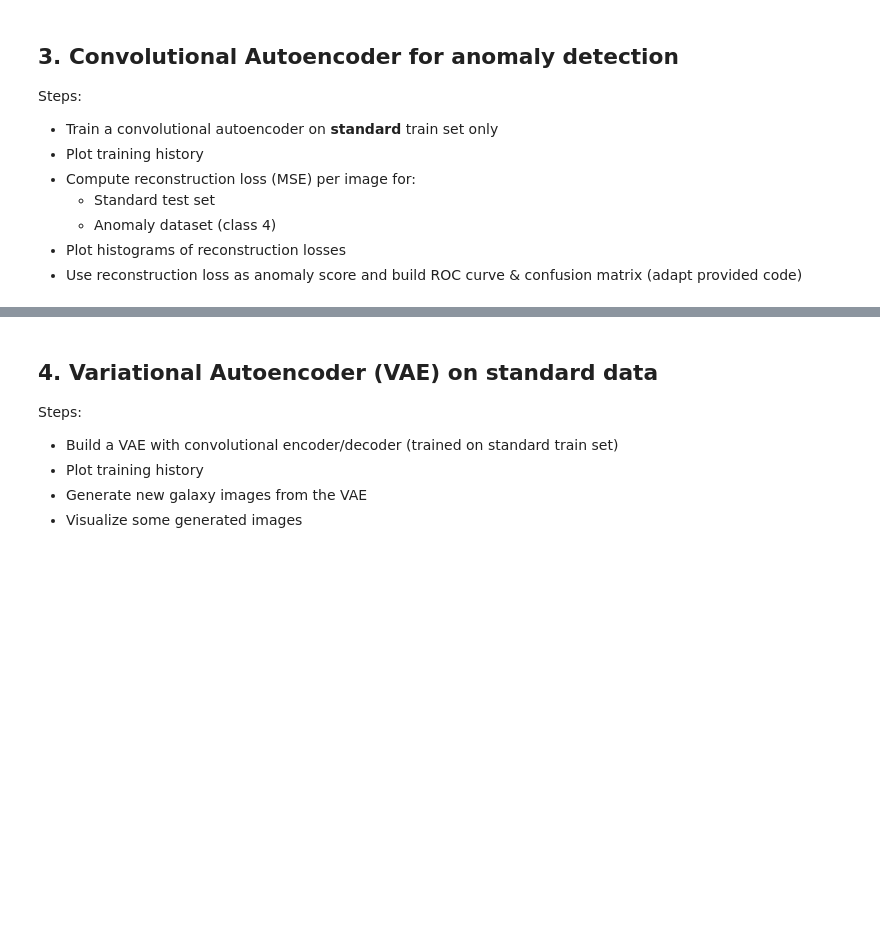
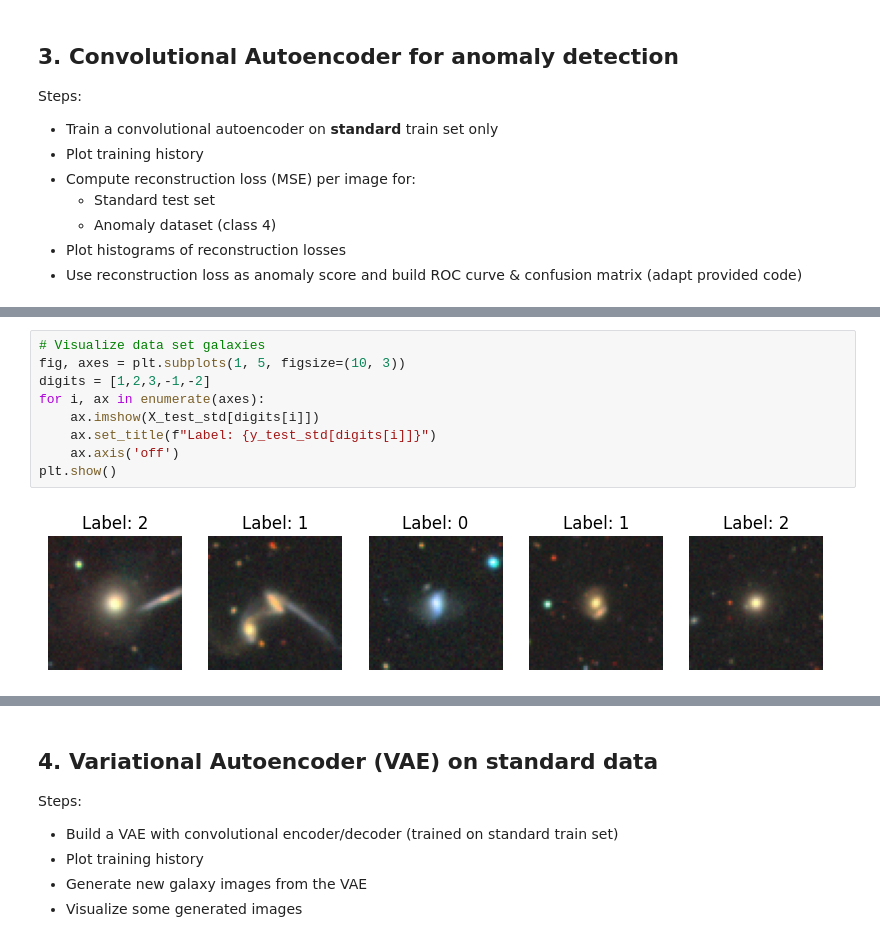
Before and after one commit to budermike/intro_applied_dl_phy_466, a Jupyter notebook: ExamAssignment.ipynb, the cells around one changed output, grey strips where cells are left out. Cells and saved outputs as stored; diff of their text form; blank space fills up the shorter version.

```diff
--- a/ExamAssignment.ipynb
+++ b/ExamAssignment.ipynb
@@ -390,0 +580,11 @@ Steps:
+# %%
+# Visualize data set galaxies
+fig, axes = plt.subplots(1, 5, figsize=(10, 3))
+digits = [1,2,3,-1,-2]
+for i, ax in enumerate(axes):
+    ax.imshow(X_test_std[digits[i]])
+    ax.set_title(f"Label: {y_test_std[digits[i]]}")
+    ax.axis('off')
+plt.show()
+# %% [output]
+[figure, added]
```
Also changed, not shown: parts of 17 cells of this notebook.
